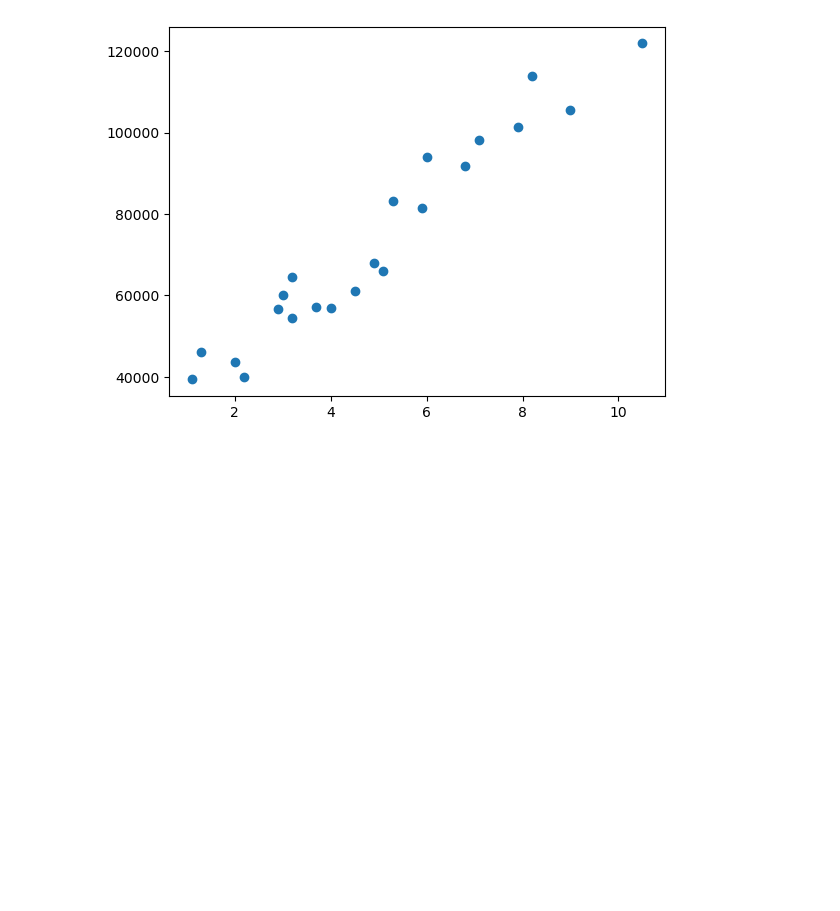
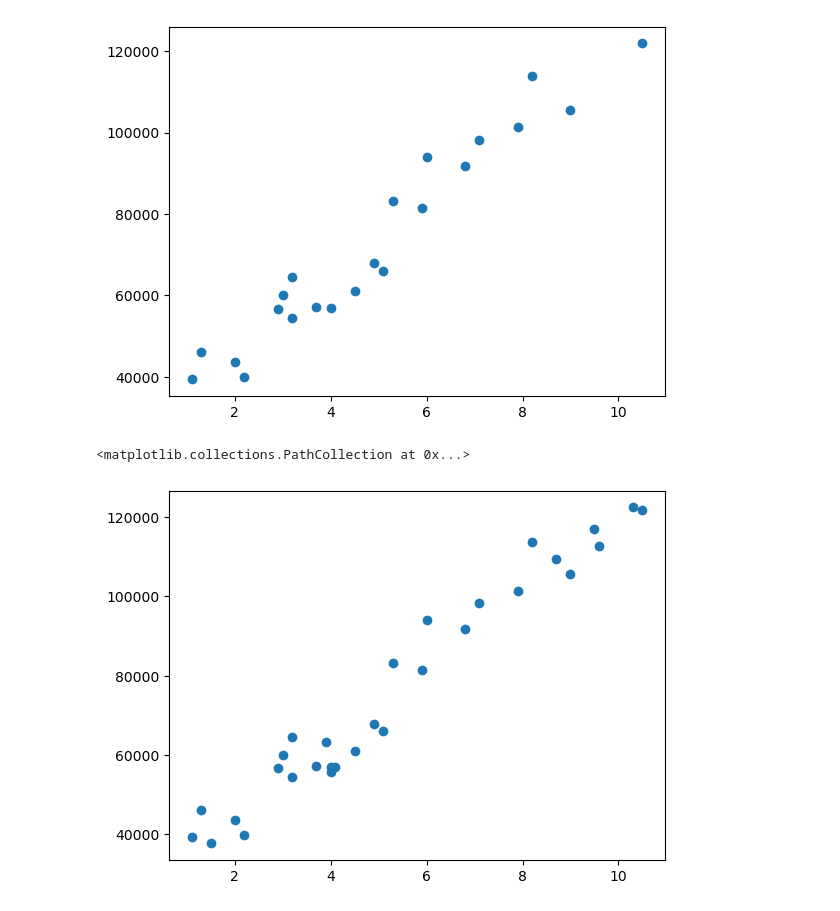
Before and after one commit to w1nsseo12/AI-class, a Jupyter notebook: 230317-Salary.ipynb, the cells around one changed output. Drawn from its saved outputs; the diff is of its cells as text; code cells hidden in the pictures; blank space fills up the shorter version.

```diff
--- a/230317-Salary.ipynb
+++ b/230317-Salary.ipynb
@@ -88,3 +89,8 @@ plt.scatter(X_train, y_train)
 # %% [output]
 <matplotlib.collections.PathCollection at 0x...>
 [figure]
+# %%
+plt.scatter(YearsExperience, Salary)
+# %% [output]
+<matplotlib.collections.PathCollection at 0x...>
+[figure, added]
```
Also changed, not shown: parts of 1 cell of this notebook.
